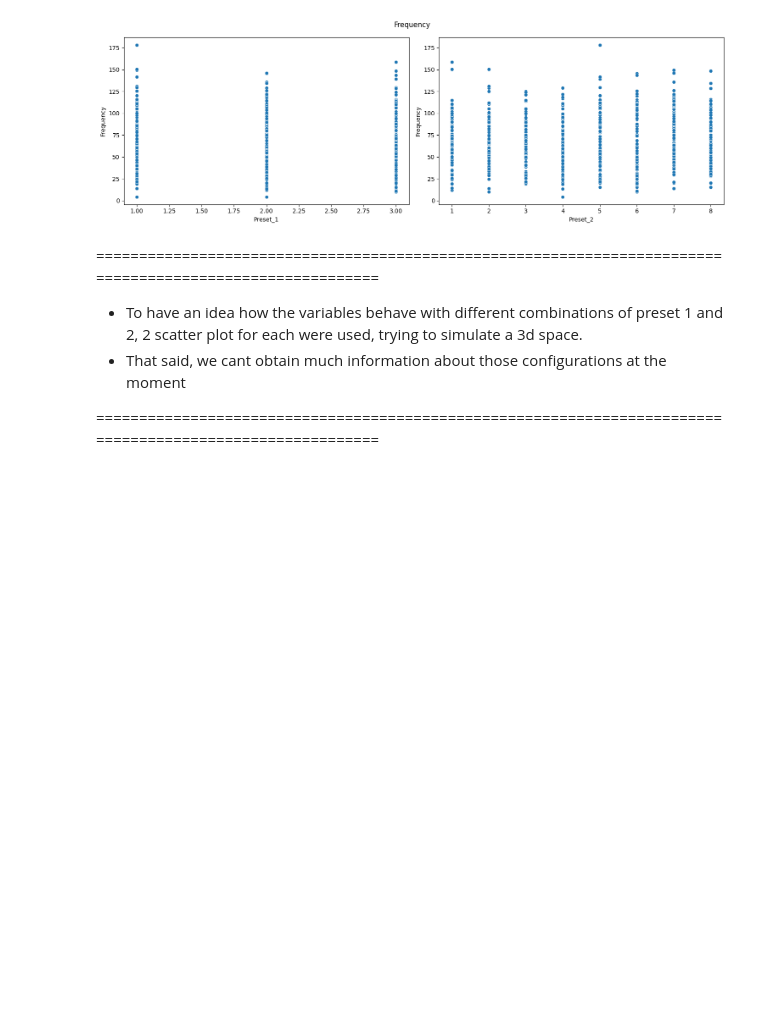
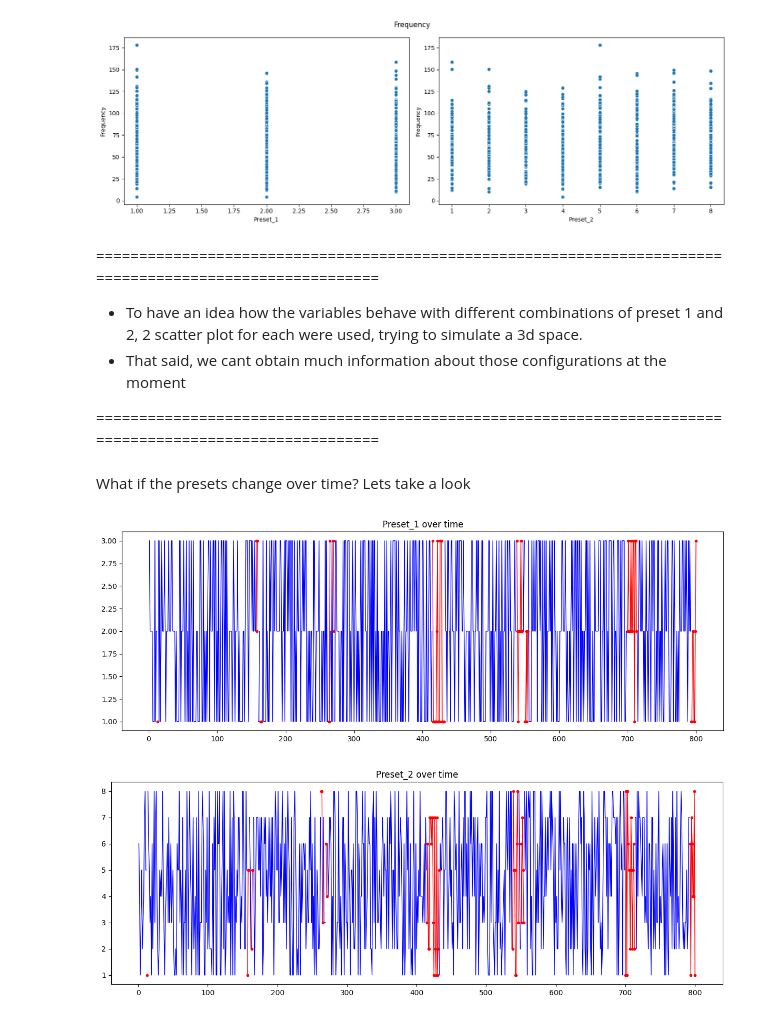
Before and after one commit to daniel64bit/failure-detection, a Jupyter notebook: notebooks/01_eda.ipynb, the cells around one changed output. Drawn from its saved outputs; the diff is of its cells as text; code cells hidden in the pictures; blank space fills up the shorter version.

```diff
--- a/notebooks/01_eda.ipynb
+++ b/notebooks/01_eda.ipynb
@@ -291,3 +428,24 @@ for variable in features:
 - That said, we cant obtain much information about those configurations at the moment
 
 ==========================================================================================================
+# %% [markdown]
+What if the presets change over time? Lets take a look
+# %%
+for var in ["Preset_1", "Preset_2"]:
+    plt.figure(figsize=(15, 5))
+
+    # adjustment to prevent lines of different colors crossing the chart
+    df_op = df_oge.copy()
+    df_fail = df_oge.copy()
+
+    df_op[var] = np.where(df_op["Fail"], np.nan, df_op[var])
+    df_fail[var] = np.where(df_fail["Fail"], df_fail[var], np.nan)
+
+    plt.plot(df_op["Cycle"], df_op[var], color='b', linewidth=1)
+    plt.plot(df_fail["Cycle"], df_fail[var], color='r', linewidth=1, marker="o", markersize=3)
+
+    plt.title(f"{var} over time")
+    plt.show()
+# %% [output]
+[figure, added]
+[figure, added]
```
Also changed, not shown: parts of 13 cells of this notebook.
